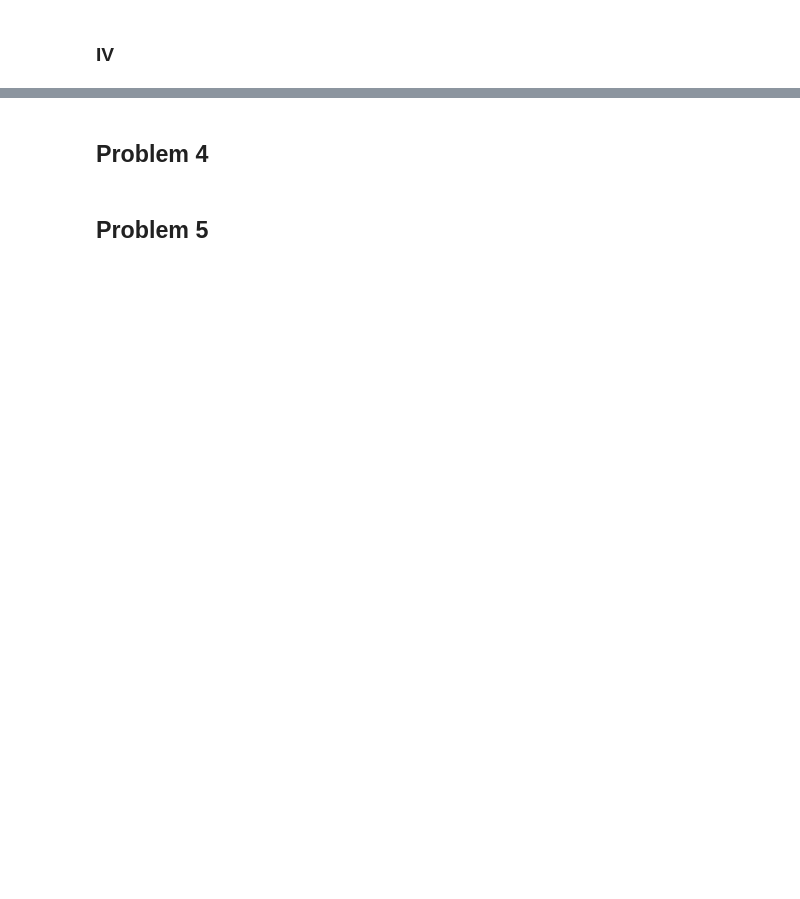
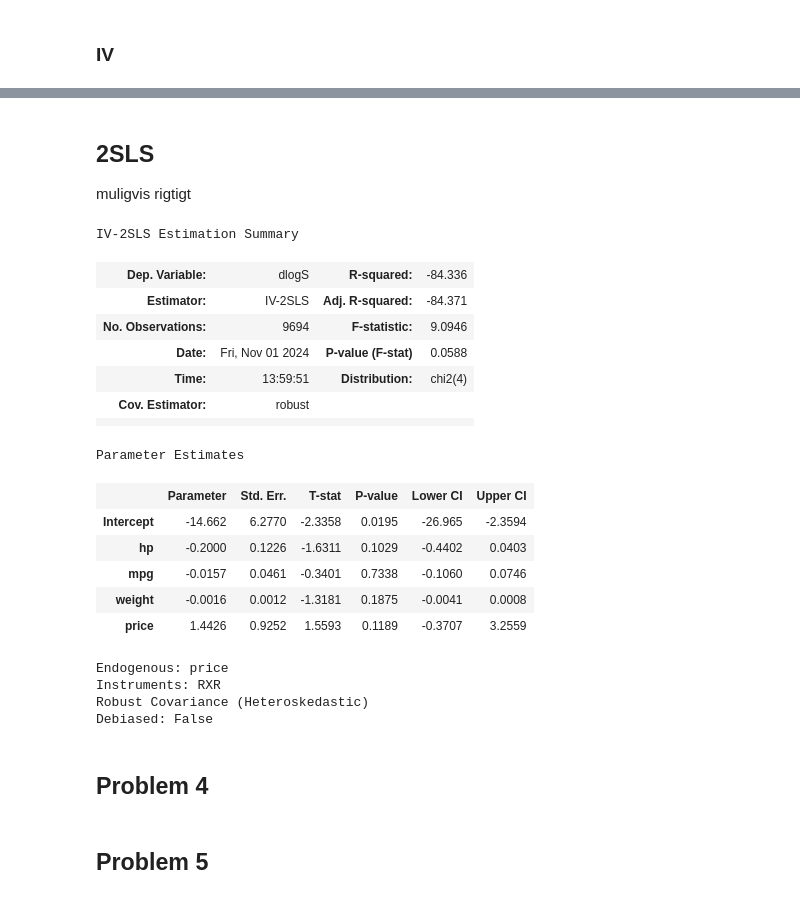
Before and after one commit to Rawlpluks/Afleveringer, a Jupyter notebook: Eksamen/Eksamen.ipynb, the cells around one changed output, grey strips where cells are left out. Cells and saved outputs as stored; diff of their text form; code cells hidden in the pictures; blank space fills up the shorter version.

```diff
--- a/Eksamen/Eksamen.ipynb
+++ b/Eksamen/Eksamen.ipynb
@@ -305,3 +361,47 @@ Kurtosis:                       5.208   Cond. No.                     2.84e+04
+# %% [markdown]
+## 2SLS
+muligvis rigtigt
+# %%
+import pandas as pd
+from linearmodels.iv import IV2SLS
+
+# Læs datasættet
+df = pd.read_csv("cars.csv")
+
+# Fjern eventuelle NaN værdier i de relevante kolonner
+df = df.dropna(subset=['dlogS', 'price', 'hp', 'mpg', 'weight', 'RXR'])
+
+# Formelbaseret IV2SLS-model
+# 'dlogS' er afhængig variabel, 'price' er endogen og instrumenteres af 'RXR'
+# 'hp', 'mpg', og 'weight' er eksogene kontrolvariable
+formula = 'dlogS ~ 1 + hp + mpg + weight + [price ~ RXR]'
+
+# Estimering af modellen
+model = IV2SLS.from_formula(formula, data=df)
+results = model.fit()
+
+# Udskriv resultaterne
+results.summary
+# %% [output]
+IV-2SLS Estimation Summary
+| Dep. Variable: | dlogS | R-squared: | -84.336 |
+| Estimator: | IV-2SLS | Adj. R-squared: | -84.371 |
+| No. Observations: | 9694 | F-statistic: | 9.0946 |
+| Date: | Fri, Nov 01 2024 | P-value (F-stat) | 0.0588 |
+| Time: | 13:59:51 | Distribution: | chi2(4) |
+| Cov. Estimator: | robust |  |  |
+|  |  |  |  |
+Parameter Estimates
+|  | Parameter | Std. Err. | T-stat | P-value | Lower CI | Upper CI |
+| Intercept | -14.662 | 6.2770 | -2.3358 | 0.0195 | -26.965 | -2.3594 |
+| hp | -0.2000 | 0.1226 | -1.6311 | 0.1029 | -0.4402 | 0.0403 |
+| mpg | -0.0157 | 0.0461 | -0.3401 | 0.7338 | -0.1060 | 0.0746 |
+| weight | -0.0016 | 0.0012 | -1.3181 | 0.1875 | -0.0041 | 0.0008 |
+| price | 1.4426 | 0.9252 | 1.5593 | 0.1189 | -0.3707 | 3.2559 |
+Endogenous: price
+Instruments: RXR
+Robust Covariance (Heteroskedastic)
+Debiased: False
 # %% [markdown]
 ## Problem 4
 # %% [markdown]
```
Also changed, not shown: parts of 5 cells of this notebook.
